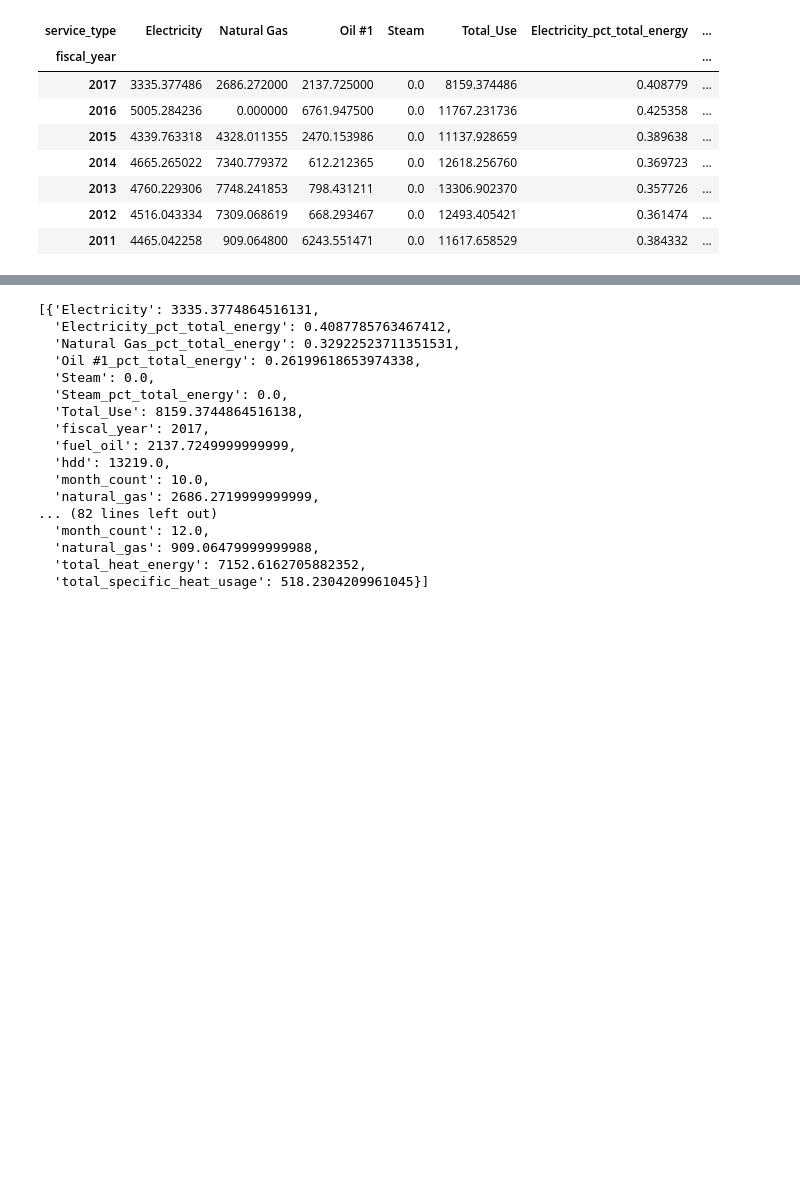
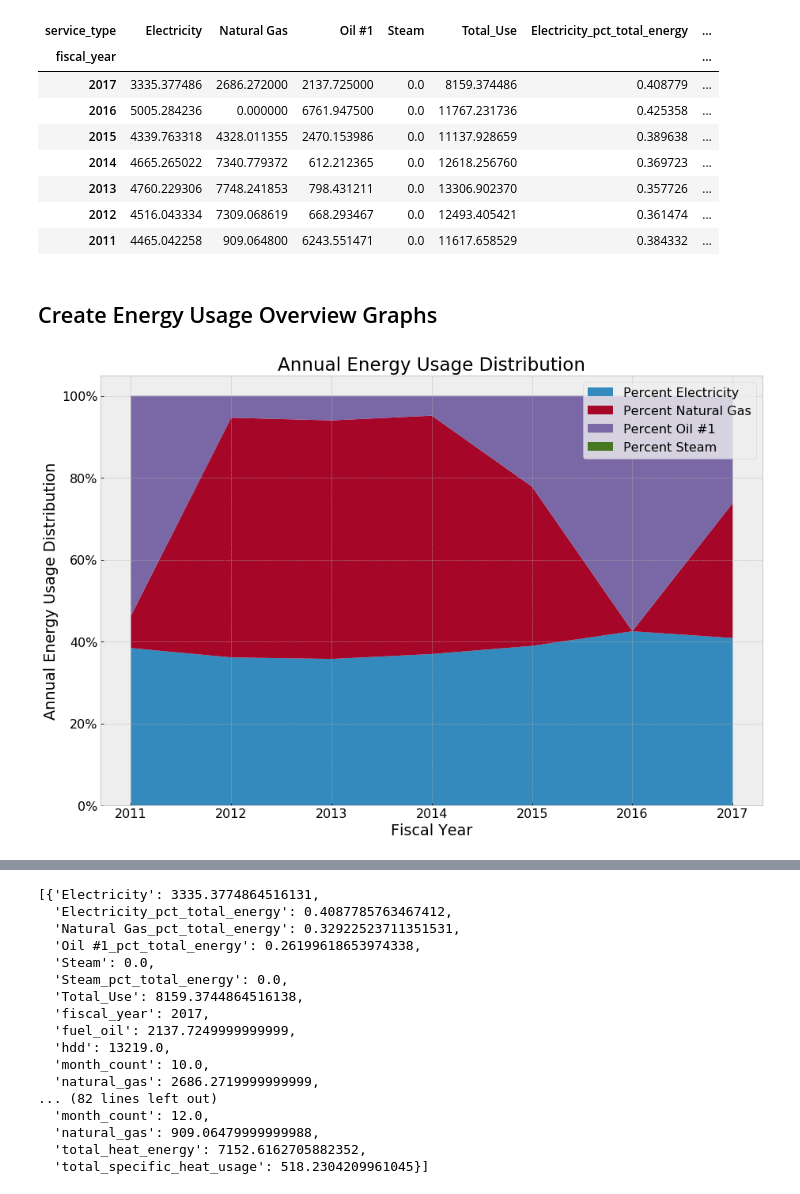
Before and after one commit to alanmitchell/fnsb-benchmark, a Jupyter notebook: testing/utility_dashboard_data.ipynb, the cells around one changed output, grey strips where cells are left out. Drawn from its saved outputs; the diff is of its cells as text; code cells hidden in the pictures; blank space fills up the shorter version.

```diff
--- a/testing/utility_dashboard_data.ipynb
+++ b/testing/utility_dashboard_data.ipynb
@@ -216,3 +216,15 @@ usage_df2
 | 2013 | 4760.229306 | 7748.241853 | 798.431211 | 0.0 | 13306.902370 | 0.357726 | ... |
 | 2012 | 4516.043334 | 7309.068619 | 668.293467 | 0.0 | 12493.405421 | 0.361474 | ... |
 | 2011 | 4465.042258 | 909.064800 | 6243.551471 | 0.0 | 11617.658529 | 0.384332 | ... |
+# %% [markdown]
+## Create Energy Usage Overview Graphs
+# %%
+# Reset the index so the fiscal year column can be passed to the graphing function
+reset_usage_df2 = usage_df2.reset_index()
+
+file_name = site + "_graph_pg4_g2.png"
+
+# Create the area graph
+gu.area_use_distribution(reset_usage_df2, 'fiscal_year', usage_cols, file_name)
+# %% [output]
+[figure, added]
```
Also changed, not shown: parts of 2 cells of this notebook, 6 other files.
